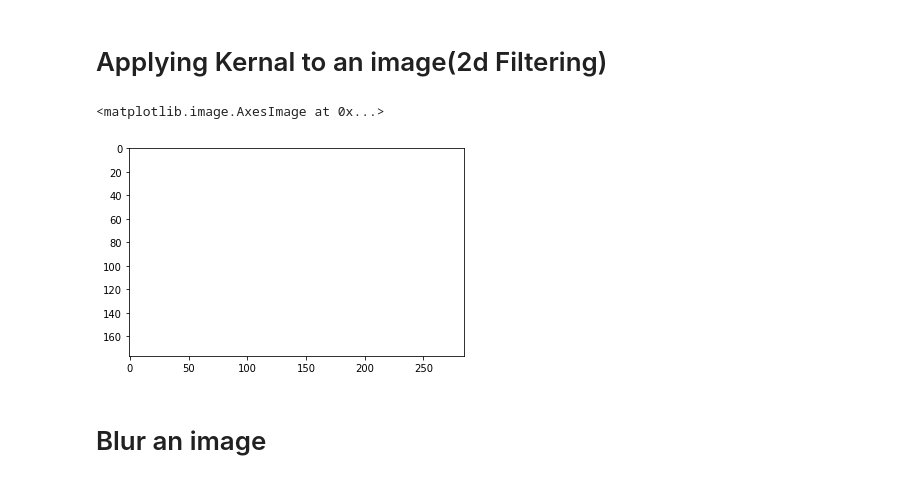
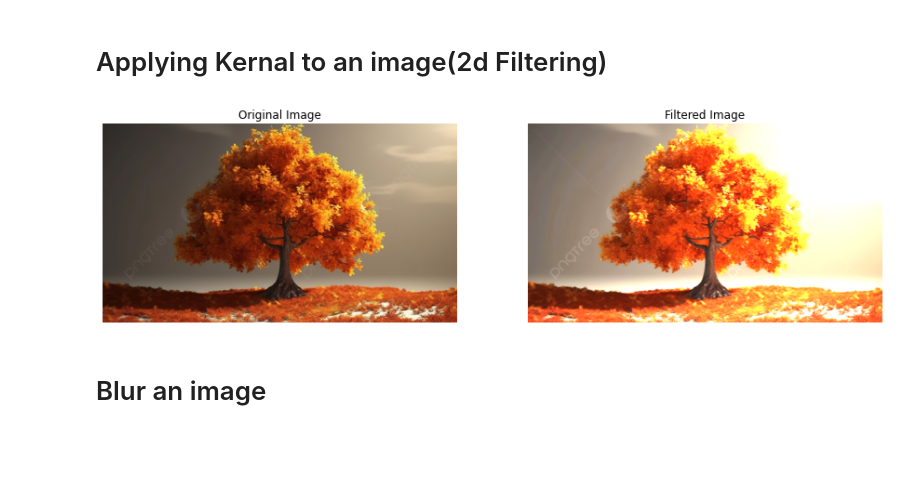
Before and after one commit to KanjariyaRahul/machine-learning, a Jupyter notebook: Image_filter/image_filters.ipynb, the cells around one changed output. Cells and saved outputs as stored; diff of their text form; code cells hidden in the pictures; blank space fills up the shorter version.

```diff
--- a/Image_filter/image_filters.ipynb
+++ b/Image_filter/image_filters.ipynb
@@ -26,15 +26,32 @@ plt.axis('off')
 # %% [markdown]
 # Applying  Kernal to an image(2d Filtering)
 # %%
-# k1= np.array([[0,0,0],[0,1,0],[0,0,0]])
-k1= np.array([[-1,-1,-1],[-1,9,-1],[-1,-1,-1]])
-k1= np.array([[12,12,12],[12,9,12],[12,12,12]])
-#filter2d(image,depth,kernal)
-filtered_img = cv2.filter2D(img, -1,k1)
+import cv2
+import numpy as np
+import matplotlib.pyplot as plt
+
+img = cv2.imread("5.jpg")
+img = cv2.cvtColor(img, cv2.COLOR_BGR2RGB)
+
+k1 = np.array([[0, 0, 0], [1, 0, 1], [0, 0, 0]])
+
+filtered_img = cv2.filter2D(img, -1, k1)
+
+plt.figure(figsize=(15, 15))
+
+plt.subplot(1, 2, 1)
+plt.imshow(img)
+plt.title("Original Image")
+plt.axis('off')
+
+plt.subplot(1, 2, 2)
 plt.imshow(filtered_img)
+plt.title("Filtered Image")
+plt.axis('off')
+
+plt.show()
 # %% [output]
-<matplotlib.image.AxesImage at 0x...>
-[figure, old version]
+[figure, new version]
 # %% [markdown]
 # Blur an image
 # %%
```
Also changed, not shown: parts of 7 cells of this notebook, 1 other file.
